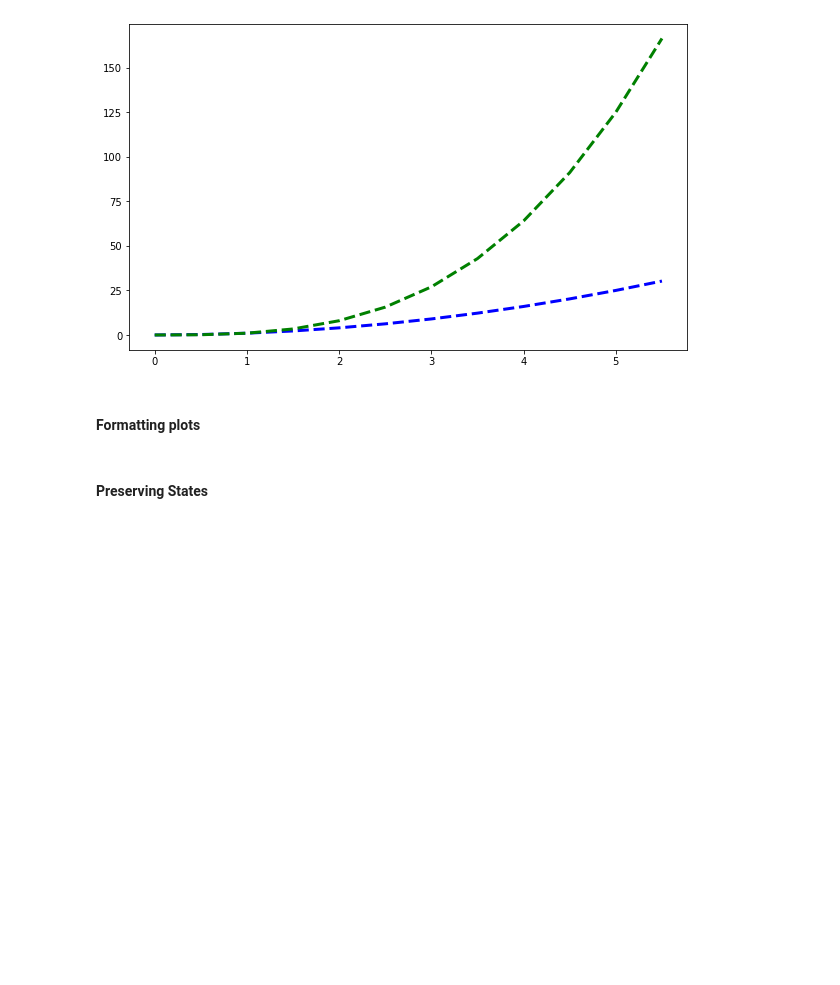
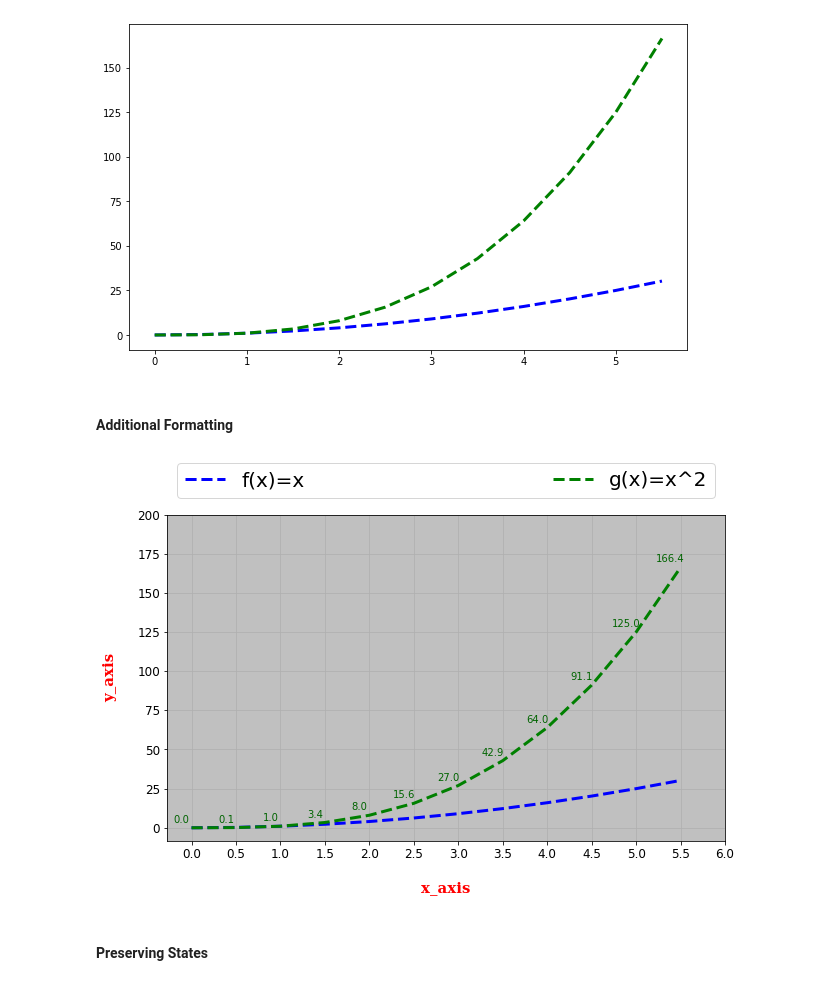
Before and after one commit to CiaranMoran27/Fundamentals-of-Data-Analysis, a Jupyter notebook: pyplot.ipynb, the cells around one changed output. Cells and saved outputs as stored; diff of their text form; code cells hidden in the pictures; blank space fills up the shorter version.

Commit message:
Updated Addition Formatting Section with format_plot function in pyplot notebook

```diff
--- a/pyplot.ipynb
+++ b/pyplot.ipynb
@@ -87,7 +84,65 @@ line_plot()
 # %% [output]
 [figure]
 # %% [markdown]
-#### Formatting plots
+#### Additional Formatting
+# %%
+# Additional plot formatting (declared outside of the plot function)
+
+plt.clf() #clear current figure
+
+
+def format_plot():
+
+    # plot format variables
+    x_axis_label = 'x_axis'
+    y_axis_label = 'y_axis'
+    default_fontsize = 12
+    label_pad = 20
+    axis_font = {'family': 'serif',
+        'color':  'red',
+        'weight': 'bold',
+        'size': 15,
+        }
+
+    # set axis labels, declare fontsize and distance from axis (labelpad)
+    plt.xlabel(x_axis_label, fontdict = axis_font, labelpad = label_pad)
+    plt.ylabel(y_axis_label, fontdict = axis_font, labelpad = label_pad)
+
+    # alter scaling of y axis (this can be done in plot function either)
+    plt.ylim(top = 200)
+
+    # set fontsize of axis labels
+    plt.xticks(fontsize = default_fontsize)
+    plt.yticks(fontsize = default_fontsize)
+
+    # alter tick frequency of x-axis to 0.5
+    plt.xticks(np.arange(min(x), max(x) + 1, 0.5))
+
+    # set current axis to a variable to call functions on it
+    ax = plt.gca()                          # define ax variable as current axes if it exists
+    ax.set_facecolor('silver')              # call set_facecolur method current axes
+    ax.grid()                               # apply grid to current axes
+
+    # annotate datapoint labels on data series
+    # loop over index & val of series, then add text via annotate function
+    # Adopted from: https://queirozf.com/entries/add-labels-and-text-to-matplotlib-plots-annotation-examples
+    for index, value in enumerate(y2):
+        value = value.round(1)
+        ax.annotate(value, (x[index], y2[index]), textcoords = "offset points", xytext = (-10, 5), ha = 'center',
+                    color = 'darkgreen')
+
+    # Place a legend on the current Axes (labels taken from artist as label declared in plot function)
+    # Note: labels can also be passed as a list to plt.legend()
+        # bbox_to_anchor and loc are used together to position legend
+        # mode set to expand stretches legend accross axes length
+        # borderaxespad control distance between legend and legend border
+    ax.legend(bbox_to_anchor = (0, 1.02, 1, 0.2), loc = "lower left", mode = "expand",
+               borderaxespad = 0.5, ncol = 3, fontsize = 20)
+
+line_plot()
+format_plot()
+# %% [output]
+[figure, added]
 # %% [markdown]
 #### Preserving States
 # %% [markdown]
```
Also changed, not shown: parts of 1 cell of this notebook.
